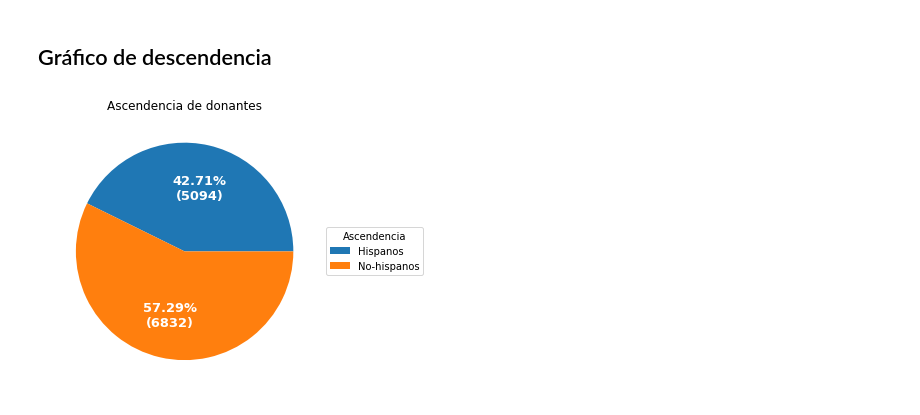
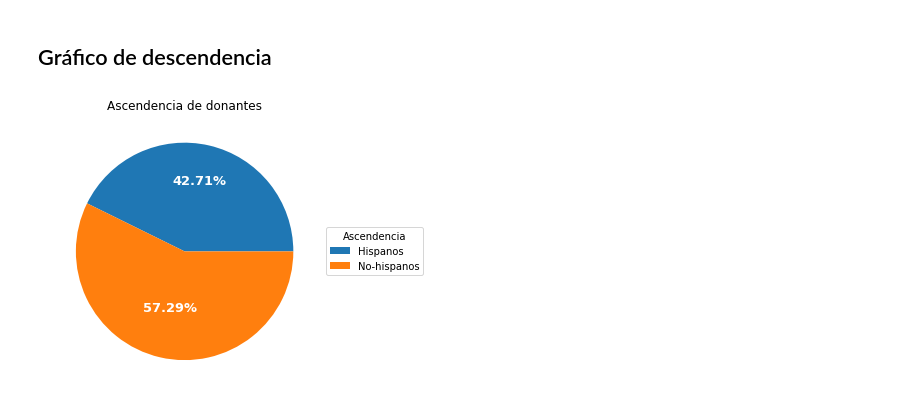
Before and after one commit to JorgeGarciaBello/hip_give, a Jupyter notebook: 1_text_analysis/pie_charts.ipynb, the cells around one changed output. Saved outputs shown, nothing was run; the diff lists cells and outputs as text; code cells hidden in the pictures.

```diff
--- a/1_text_analysis/pie_charts.ipynb
+++ b/1_text_analysis/pie_charts.ipynb
@@ -46,7 +47,8 @@ data = [float(x.split()[0]) for x in recipe]
 ingredients = [x.split()[-1] for x in recipe]
 def func(pct, allvals):
     absolute = int(pct/100.*np.sum(allvals))
-    return "{:.1f}%\n({:d})".format(pct, absolute)
+    return "{:.1f}%\n".format(pct, absolute)
+    #return "{:.1f}%\n({:d})".format(pct, absolute)
 explode = (0.3, 0.0)  # only "explode" the 1-first slice (i.e. 'positivo
 wedges, texts, autotexts = ax.pie(data, explode=explode,autopct=lambda pct: func(pct, data),
                                   textprops=dict(color="black"),colors=['tab:blue','tab:green'])
@@ -75,7 +77,8 @@ def func(pct, allvals):
     absolute = int(pct/100.*np.sum(allvals))+1
     print(type(absolute))
     #absolute = int(pct/100.*np.sum(allvals))
-    return "{:.2f}%\n({:d})".format(pct, absolute)
+    return "{:.2f}%\n".format(pct, absolute)
+    #return "{:.2f}%\n({:d})".format(pct, absolute)
 wedges, texts, autotexts = ax.pie(data, autopct=lambda pct: func(pct, data),
                                   textprops=dict(color="w"))
 ax.legend(wedges, ingredients,
@@ -106,8 +109,9 @@ recipe = ["6545  Mujeres",
 data = [float(x.split()[0]) for x in recipe]
 ingredients = [x.split()[-1] for x in recipe]
 def func(pct, allvals):
-    absolute = int(pct/100.*np.sum(allvals))+1
-    return "{:.2f}%\n({:d})".format(pct, absolute)
+    absolute = int(pct/100.*np.sum(allvals))
+    return "{:.2f}%\n".format(pct, absolute)
+    #return "{:.2f}%\n({:d})".format(pct, absolute)
 
 explode = (0.17,0.17,0.17,0.17,0.17)  # only "explode" the 2-second and 3+third slice
 wedges, texts, autotexts = ax.pie(data, explode=explode,autopct=lambda pct: func(pct, data),
@@ -127,0 +134,25 @@ plt.savefig('pie_chart_gender_analysis_updated.png',bbox_inches='tight')
+# %%
+fig, ax = plt.subplots(figsize=(9, 5), subplot_kw=dict(aspect="equal"))
+
+recipe = ["7854  Mujeres",
+          "33    Instituciones",
+          "3482  Hombres",
+          "62    Otros"
+          ]
+data = [float(x.split()[0]) for x in recipe]
+ingredients = [x.split()[-1] for x in recipe]
+def func(pct, allvals):
+    absolute = int(pct/100.*np.sum(allvals))
+    #return "{:.2f}%\n({:d})".format(pct, absolute)
+    return "{:.2f}%\n".format(pct, absolute)
+explode = (0.17,0.17,0.17,0.17)  # only "explode" the 2-second and 3+third slice
+wedges, texts, autotexts = ax.pie(data, explode=explode,autopct=lambda pct: func(pct, data),
+                                  textprops=dict(color="black"),colors=['tab:blue','tab:green','tab:orange','tab:purple'])
+ax.legend(wedges, ingredients,
+          title="Donantes",
+          loc="center left",
+          bbox_to_anchor=(1, 0, 0.5, 1))
+plt.setp(autotexts, size=13.0, weight="bold")
+
+ax.set_title("Naturaleza de los donantes")
+plt.savefig('pie_chart_gender_analysis_updated_extrapolation.png',bbox_inches='tight')
@@ -130,22 +163,22 @@ plt.savefig('pie_chart_gender_analysis_updated.png',bbox_inches='tight')
 # %%
 fig, ax = plt.subplots(figsize=(9, 5), subplot_kw=dict(aspect="equal"))
 
 recipe = ["5094  Hispanos",
           "6832  No-hispanos"]
 data = [float(x.split()[0]) for x in recipe]
 ingredients = [x.split()[-1] for x in recipe]
 def func(pct, allvals):
     absolute = int(pct/100.*np.sum(allvals))
-    return "{:.2f}%\n({:d})".format(pct, absolute)
+    return "{:.2f}%\n".format(pct, absolute)
 wedges, texts, autotexts = ax.pie(data, autopct=lambda pct: func(pct, data),
                                   textprops=dict(color="w"))
 ax.legend(wedges, ingredients,
           title="Ascendencia",
           loc="center left",
           bbox_to_anchor=(1, 0, 0.5, 1))
 plt.setp(autotexts, size=13.0, weight="bold")
 
 ax.set_title("Ascendencia de donantes")
 plt.savefig('pie_chart_ascendy_analysis.png',bbox_inches='tight')
 # %% [output]
-[figure, old version]
+[figure, new version]
```
Also changed, not shown: parts of 6 cells of this notebook, 18 other files.
